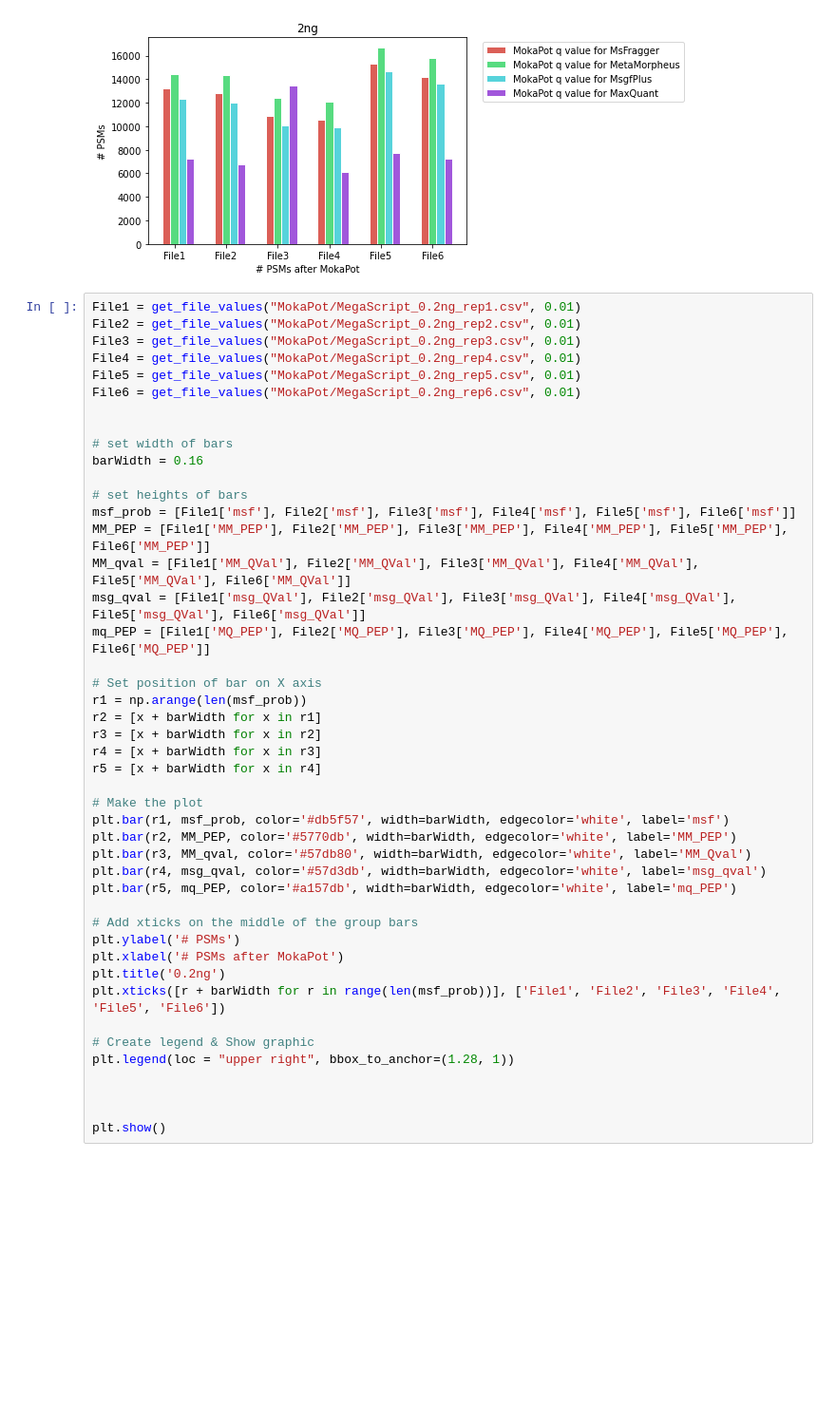
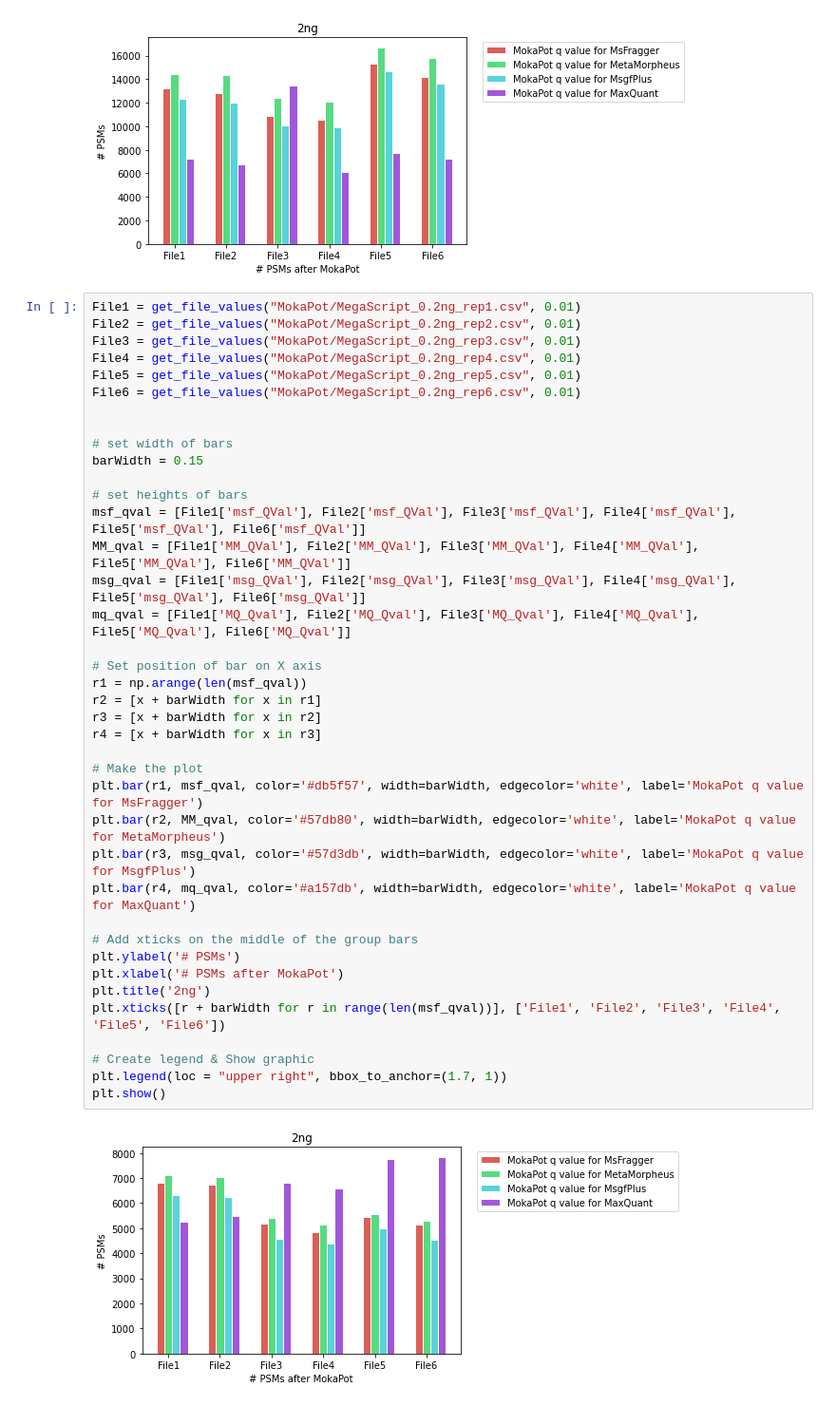
Before and after one commit to PayneLab/SingleCellBenchMark, a Jupyter notebook: Make_Figure2.ipynb, the cells around one changed output. Shown: that part at 95% size. Drawn from its saved outputs; the diff is of its cells as text; blank space fills up the shorter version.

```diff
--- a/Make_Figure2.ipynb
+++ b/Make_Figure2.ipynb
@@ -96,45 +96,41 @@ plt.show()
 # %%
 File1 = get_file_values("MokaPot/MegaScript_0.2ng_rep1.csv", 0.01)
 File2 = get_file_values("MokaPot/MegaScript_0.2ng_rep2.csv", 0.01)
 File3 = get_file_values("MokaPot/MegaScript_0.2ng_rep3.csv", 0.01)
 File4 = get_file_values("MokaPot/MegaScript_0.2ng_rep4.csv", 0.01)
 File5 = get_file_values("MokaPot/MegaScript_0.2ng_rep5.csv", 0.01)
 File6 = get_file_values("MokaPot/MegaScript_0.2ng_rep6.csv", 0.01)
 
 
 # set width of bars
-barWidth = 0.16
+barWidth = 0.15
 
 # set heights of bars
-msf_prob = [File1['msf'], File2['msf'], File3['msf'], File4['msf'], File5['msf'], File6['msf']]
-MM_PEP = [File1['MM_PEP'], File2['MM_PEP'], File3['MM_PEP'], File4['MM_PEP'], File5['MM_PEP'], File6['MM_PEP']]
+msf_qval = [File1['msf_QVal'], File2['msf_QVal'], File3['msf_QVal'], File4['msf_QVal'], File5['msf_QVal'], File6['msf_QVal']]
 MM_qval = [File1['MM_QVal'], File2['MM_QVal'], File3['MM_QVal'], File4['MM_QVal'], File5['MM_QVal'], File6['MM_QVal']]
 msg_qval = [File1['msg_QVal'], File2['msg_QVal'], File3['msg_QVal'], File4['msg_QVal'], File5['msg_QVal'], File6['msg_QVal']]
-mq_PEP = [File1['MQ_PEP'], File2['MQ_PEP'], File3['MQ_PEP'], File4['MQ_PEP'], File5['MQ_PEP'], File6['MQ_PEP']]
+mq_qval = [File1['MQ_Qval'], File2['MQ_Qval'], File3['MQ_Qval'], File4['MQ_Qval'], File5['MQ_Qval'], File6['MQ_Qval']]
 
 # Set position of bar on X axis
-r1 = np.arange(len(msf_prob))
+r1 = np.arange(len(msf_qval))
 r2 = [x + barWidth for x in r1]
 r3 = [x + barWidth for x in r2]
 r4 = [x + barWidth for x in r3]
-r5 = [x + barWidth for x in r4]
 
 # Make the plot
-plt.bar(r1, msf_prob, color='#db5f57', width=barWidth, edgecolor='white', label='msf')
-plt.bar(r2, MM_PEP, color='#5770db', width=barWidth, edgecolor='white', label='MM_PEP')
-plt.bar(r3, MM_qval, color='#57db80', width=barWidth, edgecolor='white', label='MM_Qval')
-plt.bar(r4, msg_qval, color='#57d3db', width=barWidth, edgecolor='white', label='msg_qval')
-plt.bar(r5, mq_PEP, color='#a157db', width=barWidth, edgecolor='white', label='mq_PEP')
+plt.bar(r1, msf_qval, color='#db5f57', width=barWidth, edgecolor='white', label='MokaPot q value for MsFragger')
+plt.bar(r2, MM_qval, color='#57db80', width=barWidth, edgecolor='white', label='MokaPot q value for MetaMorpheus')
+plt.bar(r3, msg_qval, color='#57d3db', width=barWidth, edgecolor='white', label='MokaPot q value for MsgfPlus')
+plt.bar(r4, mq_qval, color='#a157db', width=barWidth, edgecolor='white', label='MokaPot q value for MaxQuant')
 
 # Add xticks on the middle of the group bars
 plt.ylabel('# PSMs')
 plt.xlabel('# PSMs after MokaPot')
-plt.title('0.2ng')
-plt.xticks([r + barWidth for r in range(len(msf_prob))], ['File1', 'File2', 'File3', 'File4', 'File5', 'File6'])
+plt.title('2ng')
+plt.xticks([r + barWidth for r in range(len(msf_qval))], ['File1', 'File2', 'File3', 'File4', 'File5', 'File6'])
 
 # Create legend & Show graphic
-plt.legend(loc = "upper right", bbox_to_anchor=(1.28, 1))
-
-
-
+plt.legend(loc = "upper right", bbox_to_anchor=(1.7, 1))
 plt.show()
+# %% [output]
+[figure, added]
```
Also changed, not shown: 3 other files.
